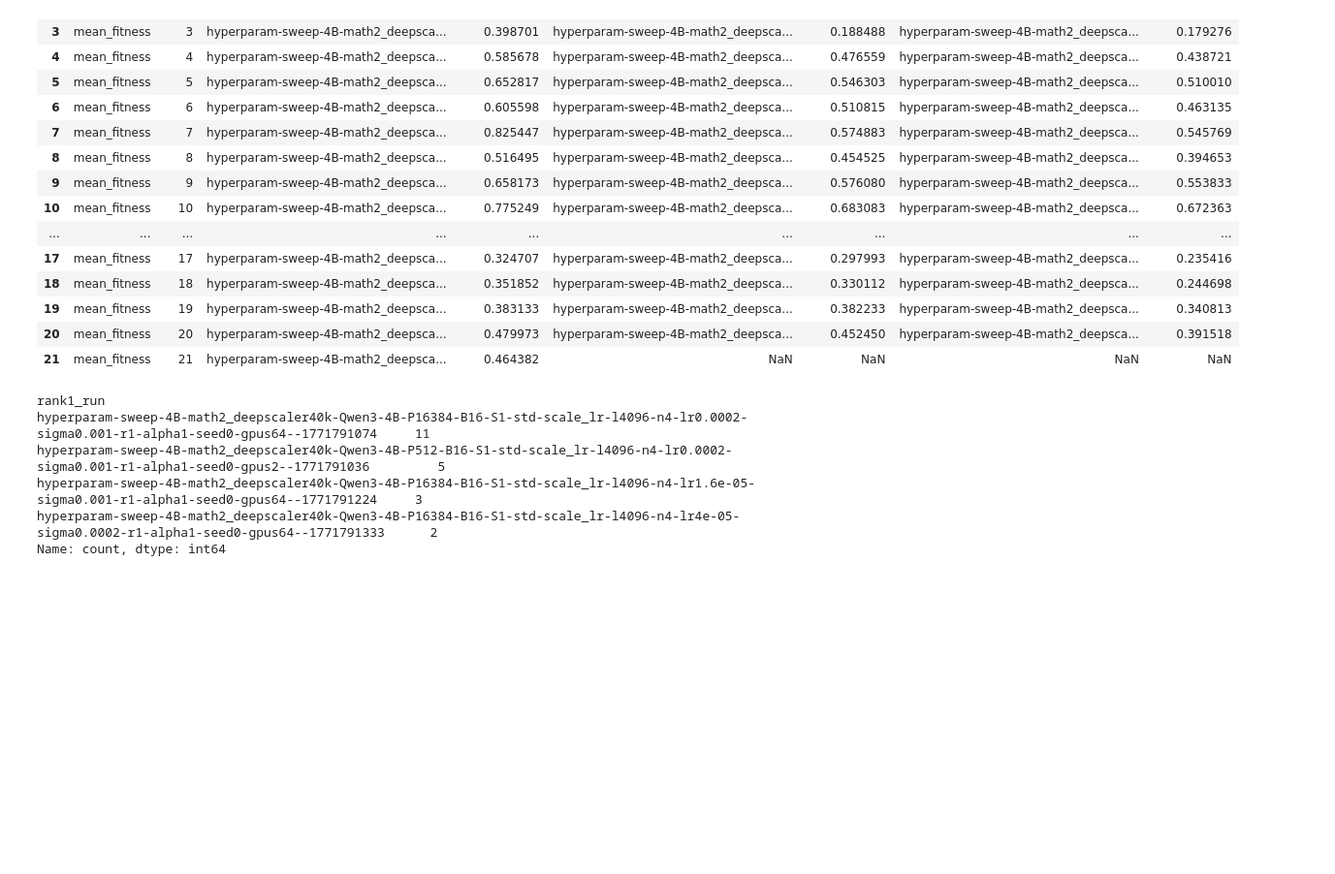
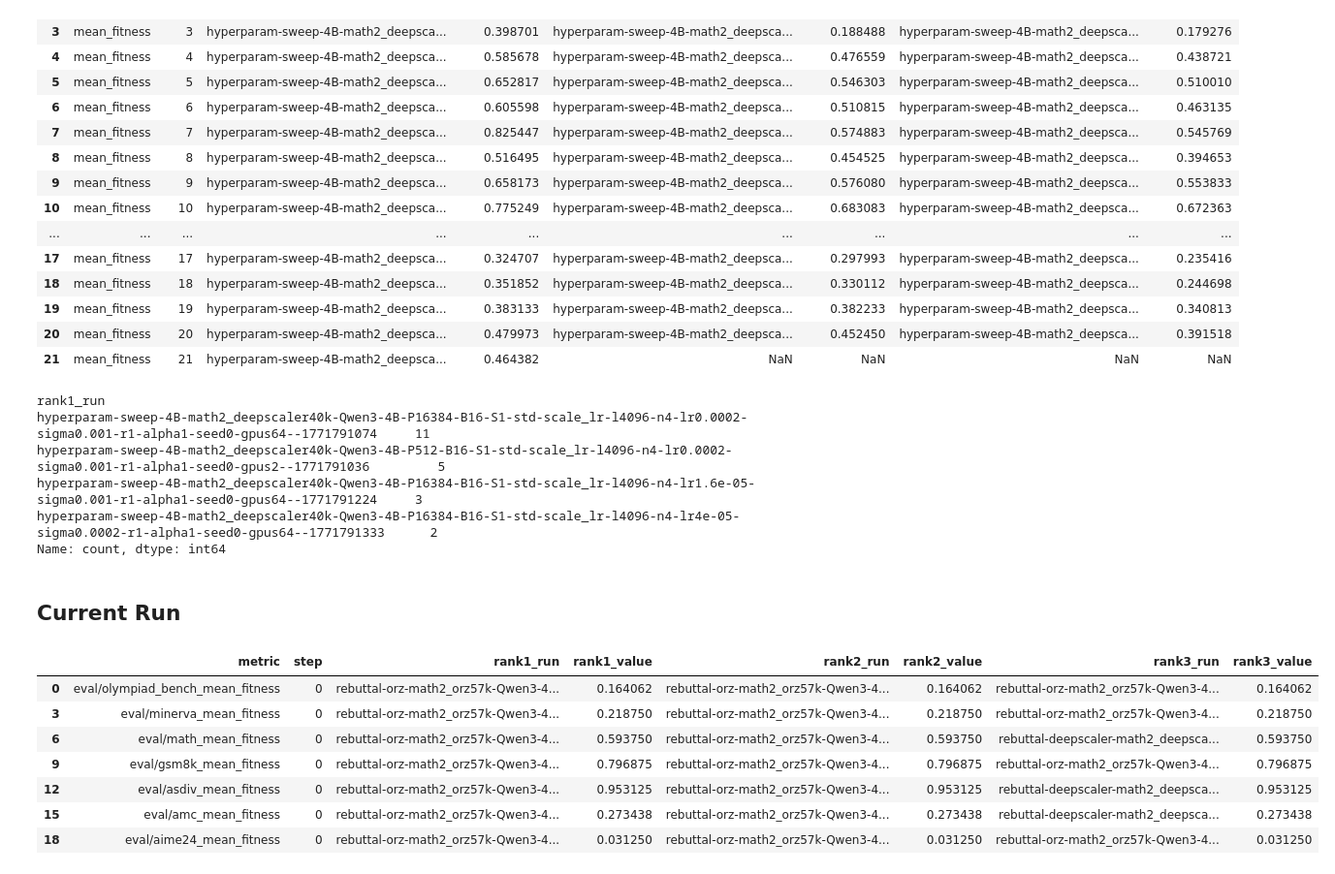
Before and after one commit to siyanabandrova-dotcom/ES, a Jupyter notebook: Untitled.ipynb, the cells around one changed output. Shown at 97% size. Drawn from its saved outputs; the diff is of its cells as text; code cells hidden in the pictures; blank space fills up the shorter version.

```diff
--- a/Untitled.ipynb
+++ b/Untitled.ipynb
@@ -113,3 +113,18 @@ hyperparam-sweep-4B-math2_deepscaler40k-Qwen3-4B-P512-B16-S1-std-scale_lr-l4096-
 hyperparam-sweep-4B-math2_deepscaler40k-Qwen3-4B-P16384-B16-S1-std-scale_lr-l4096-n4-lr1.6e-05-sigma0.001-r1-alpha1-seed0-gpus64--1771791224     3
 hyperparam-sweep-4B-math2_deepscaler40k-Qwen3-4B-P16384-B16-S1-std-scale_lr-l4096-n4-lr4e-05-sigma0.0002-r1-alpha1-seed0-gpus64--1771791333      2
 Name: count, dtype: int64
+# %% [markdown]
+## Current Run
+# %%
+eval_results = pd.read_csv("current_run.csv")
+eval_results = eval_results[eval_results.step == 0]
+eval_results
+# %% [output]
+|  | metric | step | rank1_run | rank1_value | rank2_run | rank2_value | rank3_run | rank3_value |
+| 0 | eval/olympiad_bench_mean_fitness | 0 | rebuttal-orz-math2_orz57k-Qwen3-4... | 0.164062 | rebuttal-orz-math2_orz57k-Qwen3-4... | 0.164062 | rebuttal-orz-math2_orz57k-Qwen3-4... | 0.164062 |
+| 3 | eval/minerva_mean_fitness | 0 | rebuttal-orz-math2_orz57k-Qwen3-4... | 0.218750 | rebuttal-orz-math2_orz57k-Qwen3-4... | 0.218750 | rebuttal-orz-math2_orz57k-Qwen3-4... | 0.218750 |
+| 6 | eval/math_mean_fitness | 0 | rebuttal-orz-math2_orz57k-Qwen3-4... | 0.593750 | rebuttal-orz-math2_orz57k-Qwen3-4... | 0.593750 | rebuttal-deepscaler-math2_deepsca... | 0.593750 |
+| 9 | eval/gsm8k_mean_fitness | 0 | rebuttal-orz-math2_orz57k-Qwen3-4... | 0.796875 | rebuttal-orz-math2_orz57k-Qwen3-4... | 0.796875 | rebuttal-orz-math2_orz57k-Qwen3-4... | 0.796875 |
+| 12 | eval/asdiv_mean_fitness | 0 | rebuttal-orz-math2_orz57k-Qwen3-4... | 0.953125 | rebuttal-orz-math2_orz57k-Qwen3-4... | 0.953125 | rebuttal-deepscaler-math2_deepsca... | 0.953125 |
+| 15 | eval/amc_mean_fitness | 0 | rebuttal-orz-math2_orz57k-Qwen3-4... | 0.273438 | rebuttal-orz-math2_orz57k-Qwen3-4... | 0.273438 | rebuttal-deepscaler-math2_deepsca... | 0.273438 |
+| 18 | eval/aime24_mean_fitness | 0 | rebuttal-orz-math2_orz57k-Qwen3-4... | 0.031250 | rebuttal-orz-math2_orz57k-Qwen3-4... | 0.031250 | rebuttal-orz-math2_orz57k-Qwen3-4... | 0.031250 |
```
Also changed, not shown: parts of 3 cells of this notebook, 10 other files.
